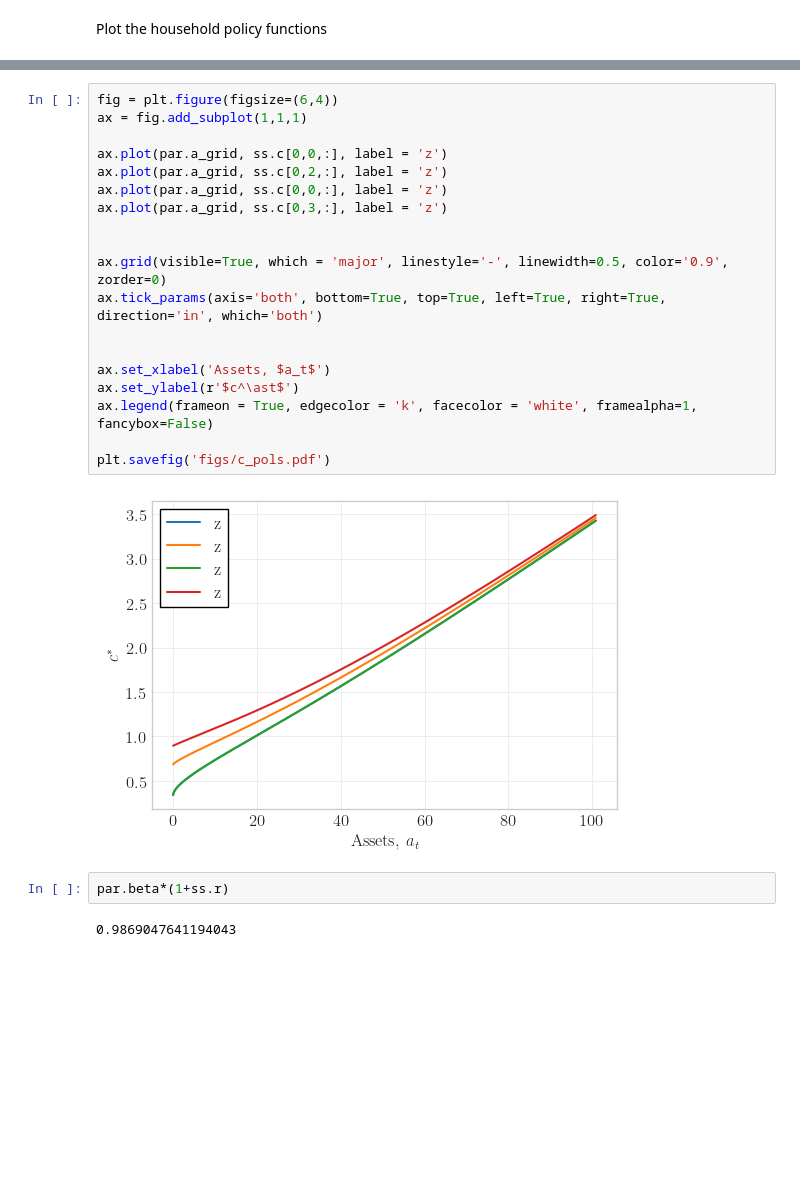
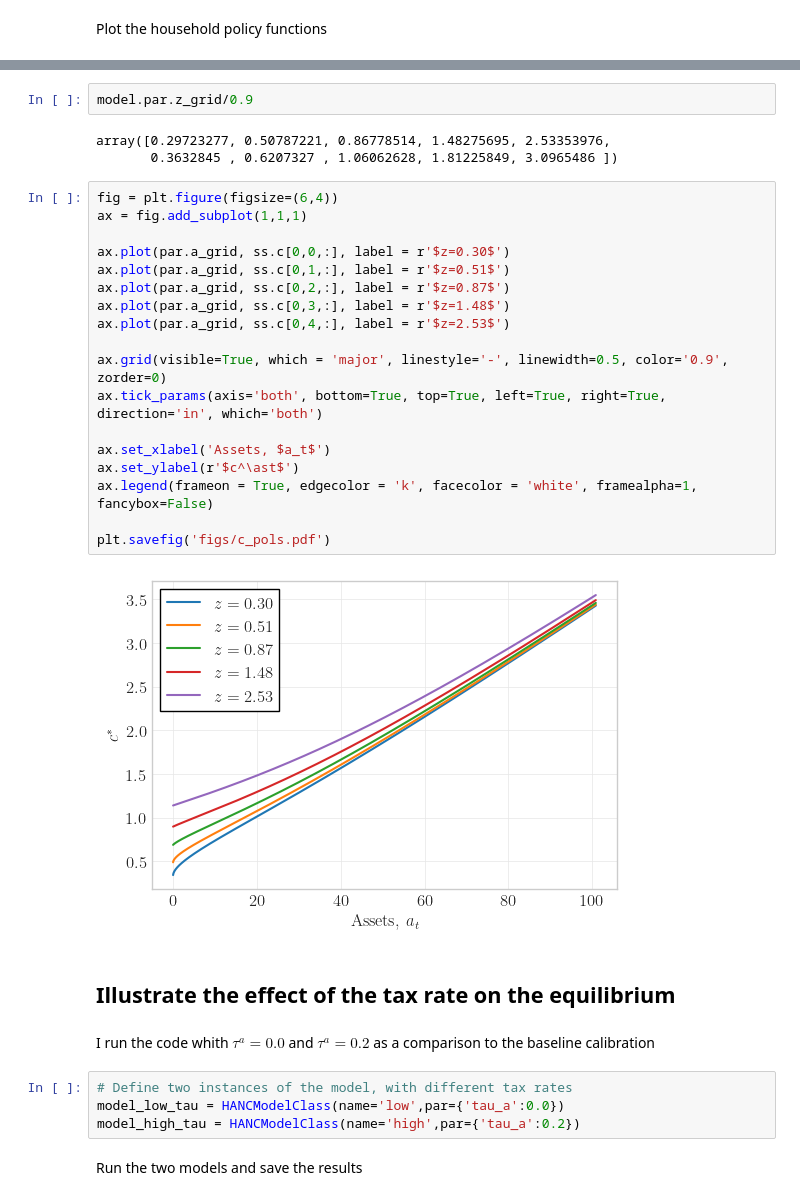
Before and after one commit to zjn123zht/HANKAssignments, a Jupyter notebook: results.ipynb, the cells around one changed output, grey strips where cells are left out. Saved outputs shown, nothing was run; the diff lists cells and outputs as text; blank space fills up the shorter version.

```diff
--- a/results.ipynb
+++ b/results.ipynb
@@ -136,25 +133,35 @@ plt.savefig('figs/ell_pols.pdf')
+# %%
+model.par.z_grid/0.9
+# %% [output]
+array([0.29723277, 0.50787221, 0.86778514, 1.48275695, 2.53353976,
+       0.3632845 , 0.6207327 , 1.06062628, 1.81225849, 3.0965486 ])
 # %%
 fig = plt.figure(figsize=(6,4))
 ax = fig.add_subplot(1,1,1)
 
-ax.plot(par.a_grid, ss.c[0,0,:], label = 'z')
-ax.plot(par.a_grid, ss.c[0,2,:], label = 'z')
-ax.plot(par.a_grid, ss.c[0,0,:], label = 'z')
-ax.plot(par.a_grid, ss.c[0,3,:], label = 'z')
-
+ax.plot(par.a_grid, ss.c[0,0,:], label = r'$z=0.30$')
+ax.plot(par.a_grid, ss.c[0,1,:], label = r'$z=0.51$')
+ax.plot(par.a_grid, ss.c[0,2,:], label = r'$z=0.87$')
+ax.plot(par.a_grid, ss.c[0,3,:], label = r'$z=1.48$')
+ax.plot(par.a_grid, ss.c[0,4,:], label = r'$z=2.53$')
 
 ax.grid(visible=True, which = 'major', linestyle='-', linewidth=0.5, color='0.9', zorder=0)
 ax.tick_params(axis='both', bottom=True, top=True, left=True, right=True, direction='in', which='both')
-
 
 ax.set_xlabel('Assets, $a_t$')
 ax.set_ylabel(r'$c^\ast$')
 ax.legend(frameon = True, edgecolor = 'k', facecolor = 'white', framealpha=1, fancybox=False)
 
 plt.savefig('figs/c_pols.pdf')
 # %% [output]
-[figure, old version]
+[figure, new version]
-# %%
-par.beta*(1+ss.r)
-# %% [output]
-0.9869047641194043
+# %% [markdown]
+## Illustrate the effect of the tax rate on the equilibrium
+# %% [markdown]
+I run the code whith $\tau^a = 0.0$ and $\tau^a = 0.2$ as a comparison to the baseline calibration
+# %%
+# Define two instances of the model, with different tax rates
+model_low_tau = HANCModelClass(name='low',par={'tau_a':0.0})
+model_high_tau = HANCModelClass(name='high',par={'tau_a':0.2})
+# %% [markdown]
+Run the two models and save the results
```
Also changed, not shown: parts of 11 cells of this notebook.
